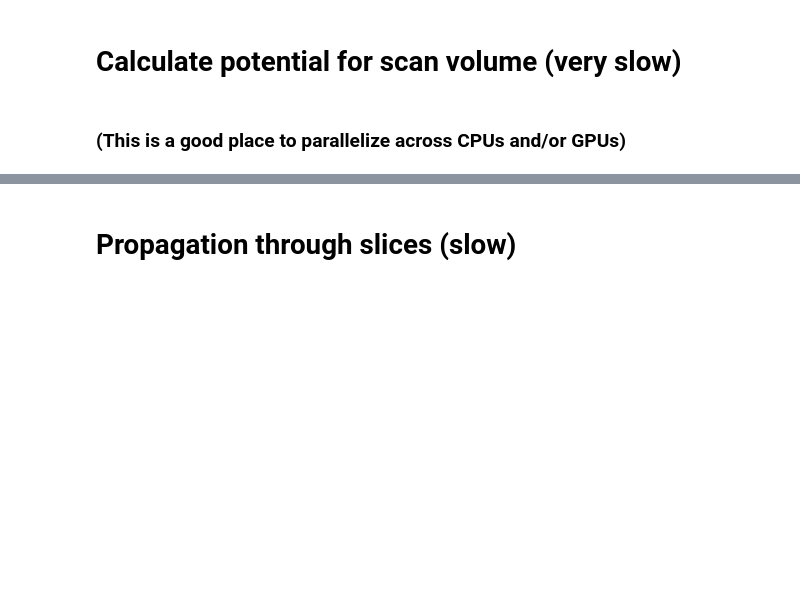
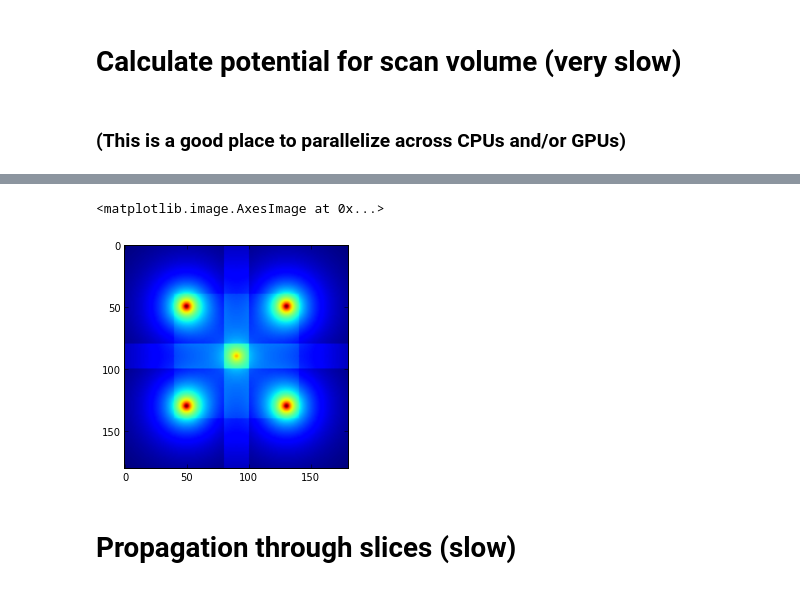
Before and after one commit to QSTEM/QSTEM, a Jupyter notebook: python/QSTEM_simDemo.ipynb, the cells around one changed output, grey strips where cells are left out. Cells and saved outputs as stored; diff of their text form; code cells hidden in the pictures; blank space fills up the shorter version.

```diff
--- a/python/QSTEM_simDemo.ipynb
+++ b/python/QSTEM_simDemo.ipynb
@@ -178,0 +149,11 @@ from read_img import binread2D
+# %%
+# Create the volume: Make it big enough to extend
+#   beyond the furthest known potential value.
+#   Our atom box size determines how far beyond
+#      the boundaries we go:
+x_size = atomBox/d + (atoms[:,0].max()-atoms[:,0].min())/d
+y_size = atomBox/d + (atoms[:,1].max()-atoms[:,1].min())/d
+z_size = atomBox/d + (atoms[:,2].max()-atoms[:,2].min())/d
+
+vol = np.zeros((x_size,y_size,z_size))
+print vol.shape
@@ -178,0 +197,5 @@ from read_img import binread2D
+# %%
+plt.imshow(vol.sum(axis=2))
+# %% [output]
+<matplotlib.image.AxesImage at 0x...>
+[figure, added]
```
Also changed, not shown: parts of 17 cells of this notebook.
